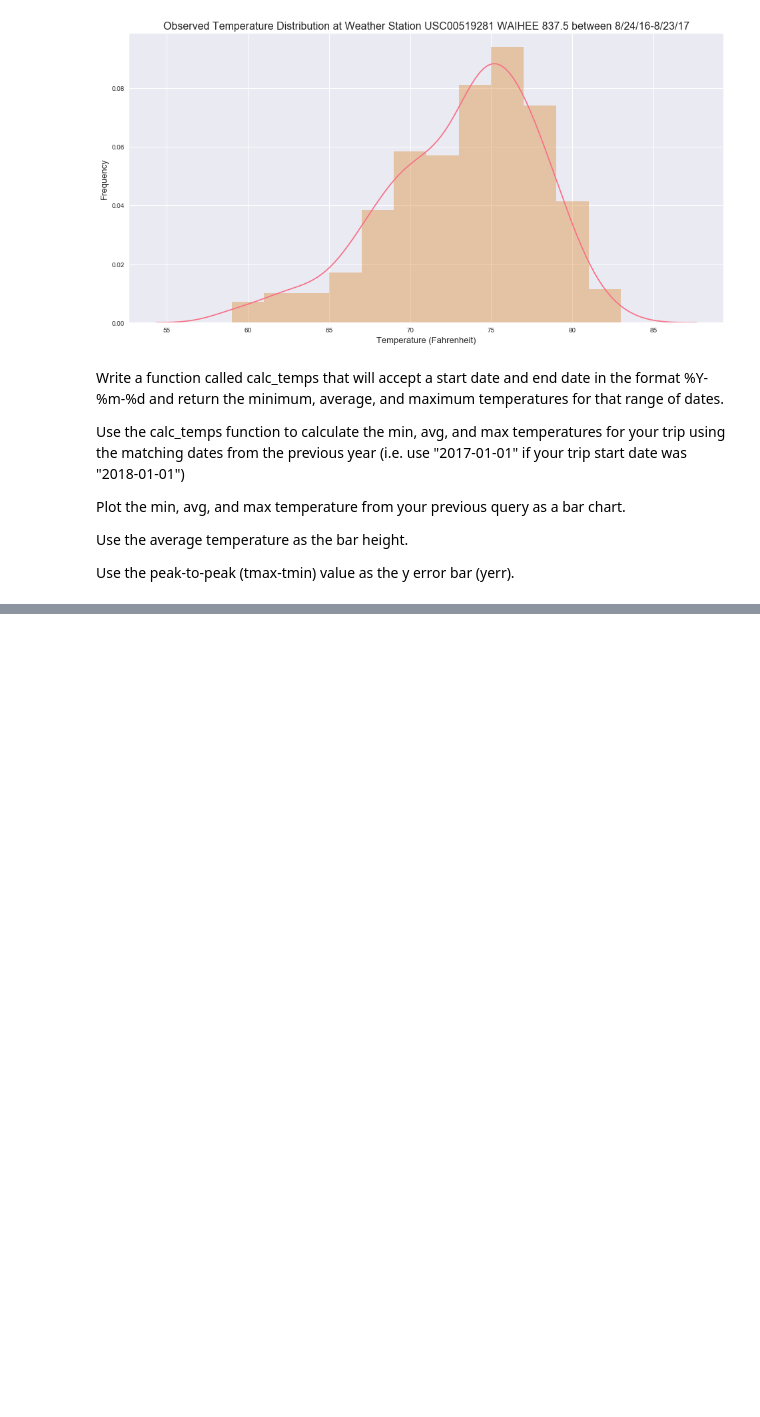
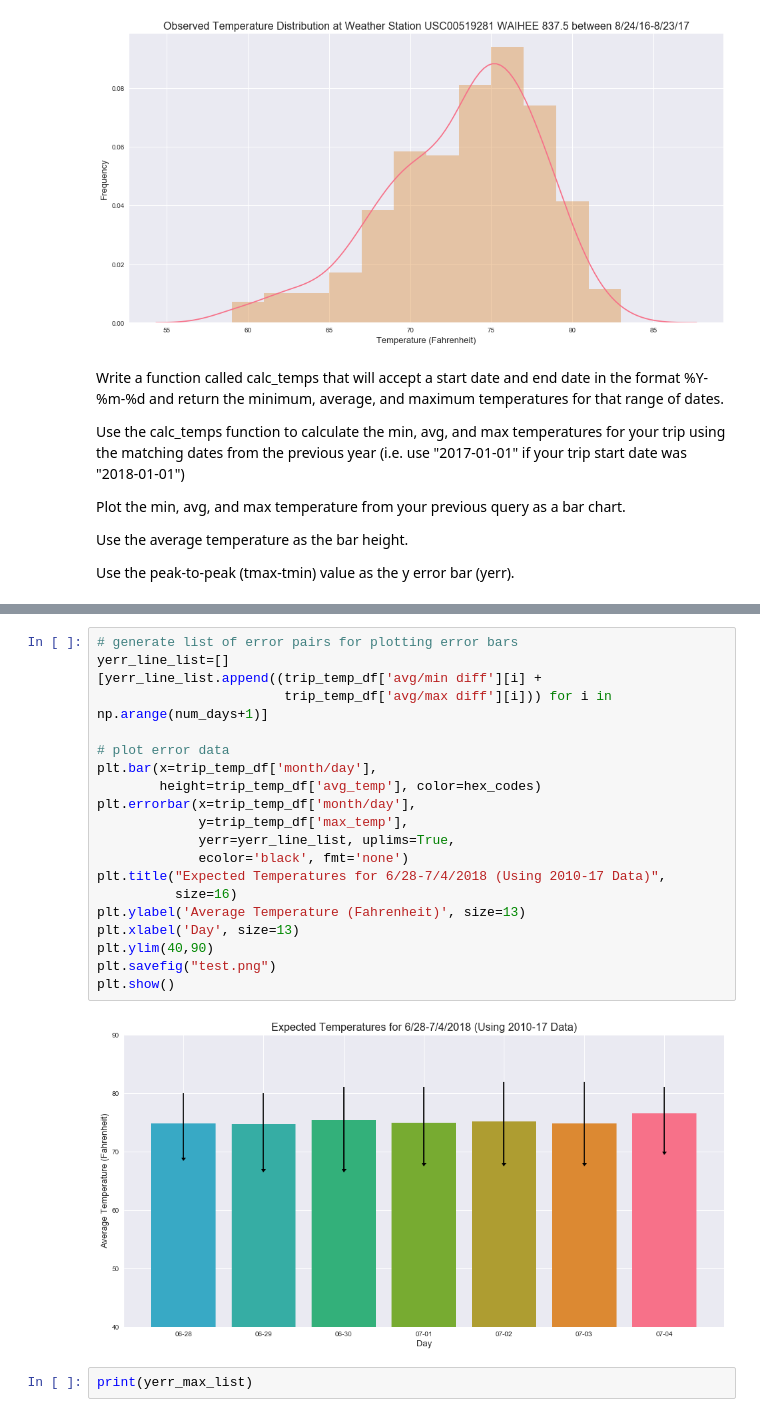
Before and after one commit to hmlanden/SurfyAPY, a Jupyter notebook: climate_analysis.ipynb, the cells around one changed output, grey strips where cells are left out. Saved outputs shown, nothing was run; the diff lists cells and outputs as text; blank space fills up the shorter version.

Commit message:
finish trip temp analysis

```diff
--- a/climate_analysis.ipynb
+++ b/climate_analysis.ipynb
@@ -211,0 +212,24 @@ trip_temp_df
+# %%
+# generate list of error pairs for plotting error bars
+yerr_line_list=[]
+[yerr_line_list.append((trip_temp_df['avg/min diff'][i] +
+                        trip_temp_df['avg/max diff'][i])) for i in np.arange(num_days+1)]
+
+# plot error data
+plt.bar(x=trip_temp_df['month/day'],
+        height=trip_temp_df['avg_temp'], color=hex_codes)
+plt.errorbar(x=trip_temp_df['month/day'],
+             y=trip_temp_df['max_temp'],
+             yerr=yerr_line_list, uplims=True,
+             ecolor='black', fmt='none')
+plt.title("Expected Temperatures for 6/28-7/4/2018 (Using 2010-17 Data)",
+          size=16)
+plt.ylabel('Average Temperature (Fahrenheit)', size=13)
+plt.xlabel('Day', size=13)
+plt.ylim(40,90)
+plt.savefig("test.png")
+plt.show()
+# %% [output]
+[figure, added]
+# %%
+print(yerr_max_list)
```
Also changed, not shown: parts of 1 cell of this notebook, 1 other file.
